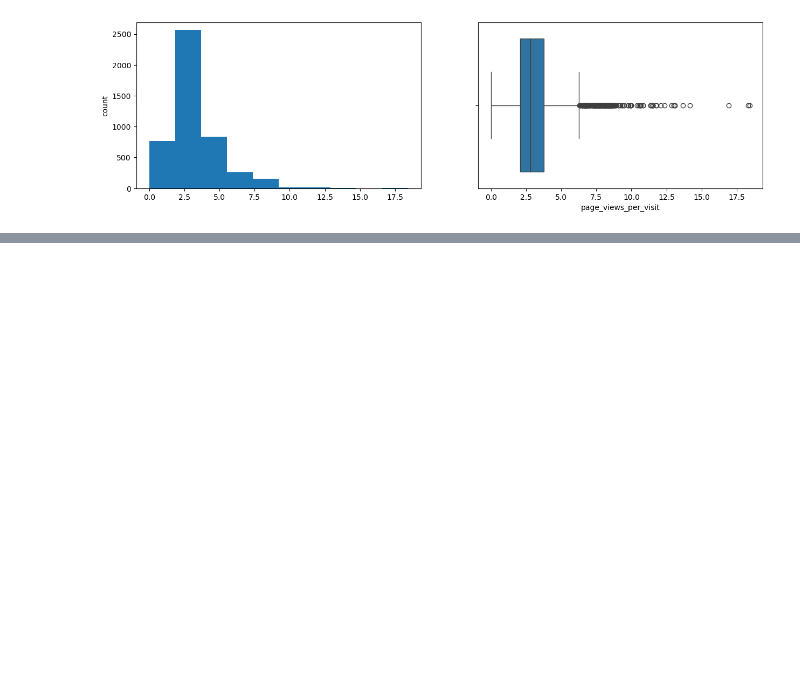
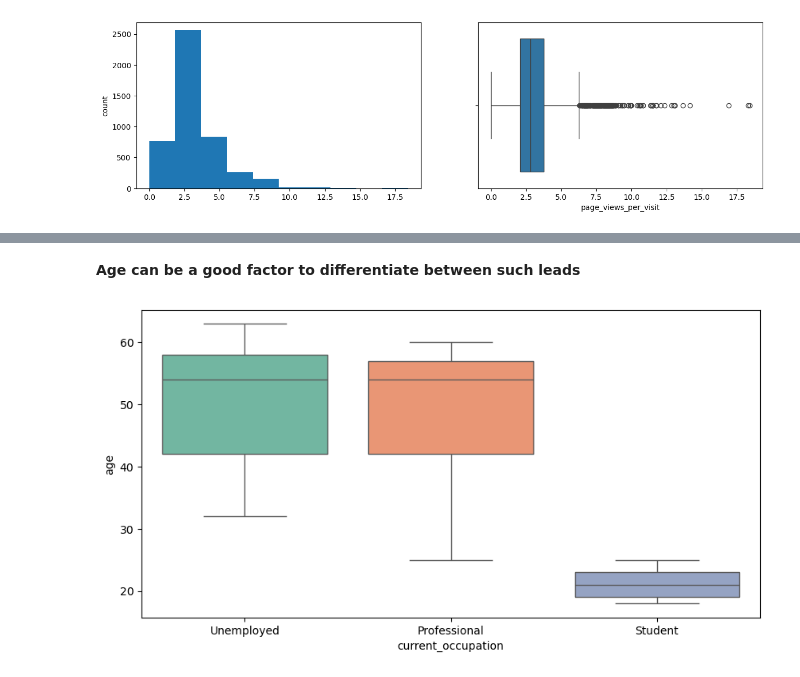
Before and after one commit to hounfodji/for_data_and_ai, a Jupyter notebook: potential_customers_prediction/main.ipynb, the cells around one changed output, grey strips where cells are left out. Cells and saved outputs as stored; diff of their text form; code cells hidden in the pictures; blank space fills up the shorter version.

```diff
--- a/potential_customers_prediction/main.ipynb
+++ b/potential_customers_prediction/main.ipynb
@@ -358,0 +494,10 @@ Skew : 1.27
+# %% [markdown]
+**Age can be a good factor to differentiate between such leads**
+# %%
+plt.figure(figsize=(10, 5))
+
+sns.boxplot(x="current_occupation", y="age", data=df, palette="Set2")
+
+plt.show()
+# %% [output]
+[figure, added]
```
Also changed, not shown: parts of 50 cells of this notebook.
